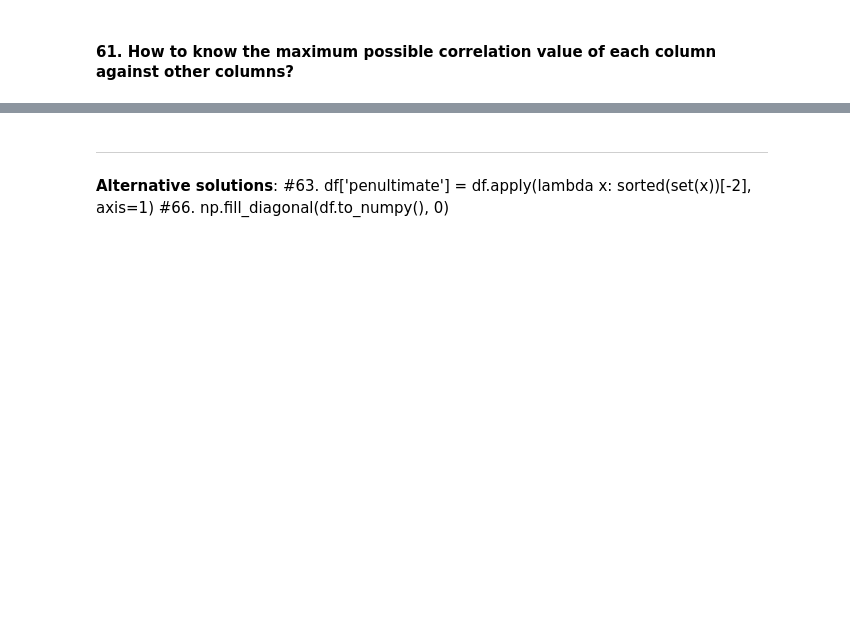
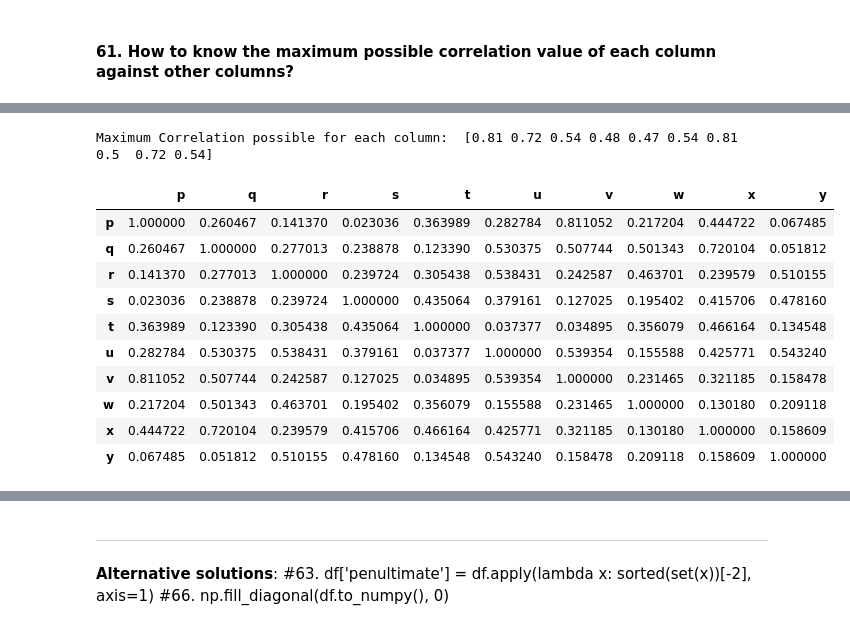
Before and after one commit to KarimaCha/Exercises_Python_NumPy_Pandas, a Jupyter notebook: 03_Pandas_Exercises_KC.ipynb, the cells around one changed output, grey strips where cells are left out. Cells and saved outputs as stored; diff of their text form; code cells hidden in the pictures; blank space fills up the shorter version.

```diff
--- a/03_Pandas_Exercises_KC.ipynb
+++ b/03_Pandas_Exercises_KC.ipynb
@@ -2990,0 +2991,21 @@ df
+# %%
+# Solution 1: with df.corr() matrix
+abs_corrmat = np.abs(df.corr())                           # get corr matrix for each column with each other column
+max_corr = abs_corrmat.apply(lambda x: sorted(x)[-2])     # get second-largest corr value per column (after 1.0)
+print('Maximum Correlation possible for each column: ', np.round(max_corr.tolist(), 2)) # round to 2 decimal places
+# %% [output]
+Maximum Correlation possible for each column:  [0.81 0.72 0.54 0.48 0.47 0.54 0.81 0.5  0.72 0.54]
+# %%
+np.abs(df.corr())
+# %% [output]
+|  | p | q | r | s | t | u | v | w | x | y |
+| p | 1.000000 | 0.260467 | 0.141370 | 0.023036 | 0.363989 | 0.282784 | 0.811052 | 0.217204 | 0.444722 | 0.067485 |
+| q | 0.260467 | 1.000000 | 0.277013 | 0.238878 | 0.123390 | 0.530375 | 0.507744 | 0.501343 | 0.720104 | 0.051812 |
+| r | 0.141370 | 0.277013 | 1.000000 | 0.239724 | 0.305438 | 0.538431 | 0.242587 | 0.463701 | 0.239579 | 0.510155 |
+| s | 0.023036 | 0.238878 | 0.239724 | 1.000000 | 0.435064 | 0.379161 | 0.127025 | 0.195402 | 0.415706 | 0.478160 |
+| t | 0.363989 | 0.123390 | 0.305438 | 0.435064 | 1.000000 | 0.037377 | 0.034895 | 0.356079 | 0.466164 | 0.134548 |
+| u | 0.282784 | 0.530375 | 0.538431 | 0.379161 | 0.037377 | 1.000000 | 0.539354 | 0.155588 | 0.425771 | 0.543240 |
+| v | 0.811052 | 0.507744 | 0.242587 | 0.127025 | 0.034895 | 0.539354 | 1.000000 | 0.231465 | 0.321185 | 0.158478 |
+| w | 0.217204 | 0.501343 | 0.463701 | 0.195402 | 0.356079 | 0.155588 | 0.231465 | 1.000000 | 0.130180 | 0.209118 |
+| x | 0.444722 | 0.720104 | 0.239579 | 0.415706 | 0.466164 | 0.425771 | 0.321185 | 0.130180 | 1.000000 | 0.158609 |
+| y | 0.067485 | 0.051812 | 0.510155 | 0.478160 | 0.134548 | 0.543240 | 0.158478 | 0.209118 | 0.158609 | 1.000000 |
```
Also changed, not shown: parts of 12 cells of this notebook.
